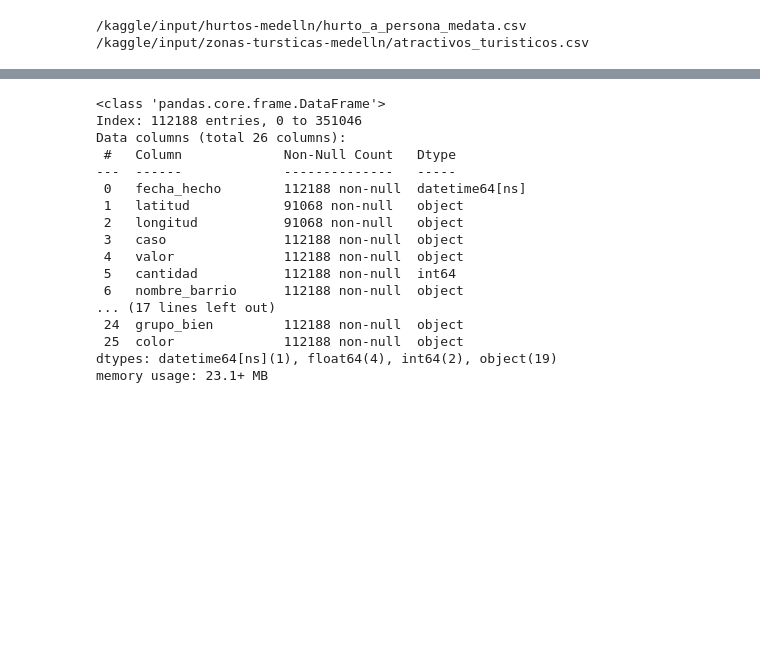
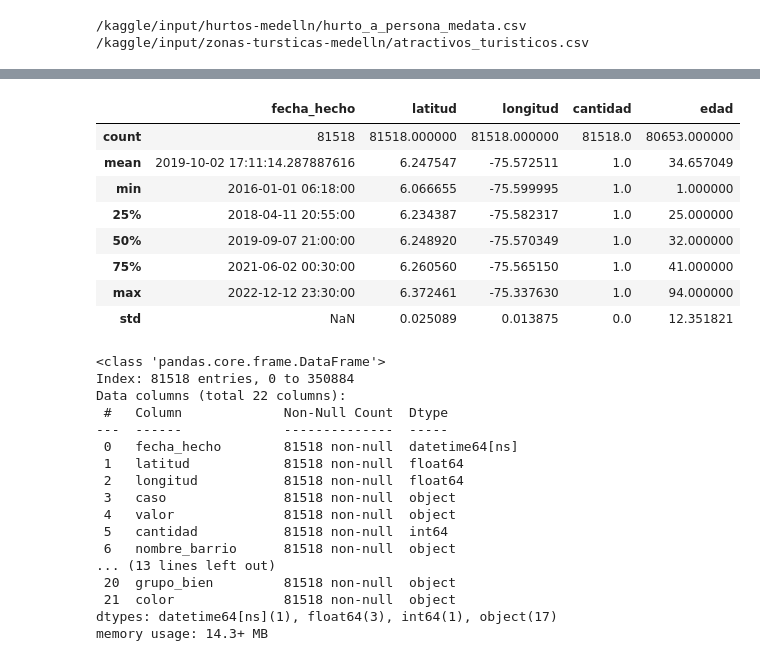
Before and after one commit to DanielDi/UN_datathon_post-data, a Jupyter notebook: datathon-post-data.ipynb, the cells around one changed output, grey strips where cells are left out. Cells and saved outputs as stored; diff of their text form; code cells hidden in the pictures; blank space fills up the shorter version.

```diff
--- a/datathon-post-data.ipynb
+++ b/datathon-post-data.ipynb
@@ -78,20 +100,32 @@ print(df_personas.head())
+# %%
+df_hurtos.describe()
+# %% [output]
+|  | fecha_hecho | latitud | longitud | cantidad | edad |
+| count | 81518 | 81518.000000 | 81518.000000 | 81518.0 | 80653.000000 |
+| mean | 2019-10-02 17:11:14.287887616 | 6.247547 | -75.572511 | 1.0 | 34.657049 |
+| min | 2016-01-01 06:18:00 | 6.066655 | -75.599995 | 1.0 | 1.000000 |
+| 25% | 2018-04-11 20:55:00 | 6.234387 | -75.582317 | 1.0 | 25.000000 |
+| 50% | 2019-09-07 21:00:00 | 6.248920 | -75.570349 | 1.0 | 32.000000 |
+| 75% | 2021-06-02 00:30:00 | 6.260560 | -75.565150 | 1.0 | 41.000000 |
+| max | 2022-12-12 23:30:00 | 6.372461 | -75.337630 | 1.0 | 94.000000 |
+| std | NaN | 0.025089 | 0.013875 | 0.0 | 12.351821 |
 # %%
-df_personas.info()
+df_hurtos.info()
 # %% [output]
 <class 'pandas.core.frame.DataFrame'>
-Index: 112188 entries, 0 to 351046
-Data columns (total 26 columns):
- #   Column             Non-Null Count   Dtype
----  ------             --------------   -----
- 0   fecha_hecho        112188 non-null  datetime64[ns]
- 1   latitud            91068 non-null   object
- 2   longitud           91068 non-null   object
- 3   caso               112188 non-null  object
- 4   valor              112188 non-null  object
- 5   cantidad           112188 non-null  int64
- 6   nombre_barrio      112188 non-null  object
-... (17 lines left out)
- 24  grupo_bien         112188 non-null  object
- 25  color              112188 non-null  object
-dtypes: datetime64[ns](1), float64(4), int64(2), object(19)
-memory usage: 23.1+ MB
+Index: 81518 entries, 0 to 350884
+Data columns (total 22 columns):
+ #   Column             Non-Null Count  Dtype
+---  ------             --------------  -----
+ 0   fecha_hecho        81518 non-null  datetime64[ns]
+ 1   latitud            81518 non-null  float64
+ 2   longitud           81518 non-null  float64
+ 3   caso               81518 non-null  object
+ 4   valor              81518 non-null  object
+ 5   cantidad           81518 non-null  int64
+ 6   nombre_barrio      81518 non-null  object
+... (13 lines left out)
+ 20  grupo_bien         81518 non-null  object
+ 21  color              81518 non-null  object
+dtypes: datetime64[ns](1), float64(3), int64(1), object(17)
+memory usage: 14.3+ MB
```
Also changed, not shown: parts of 10 cells of this notebook.
